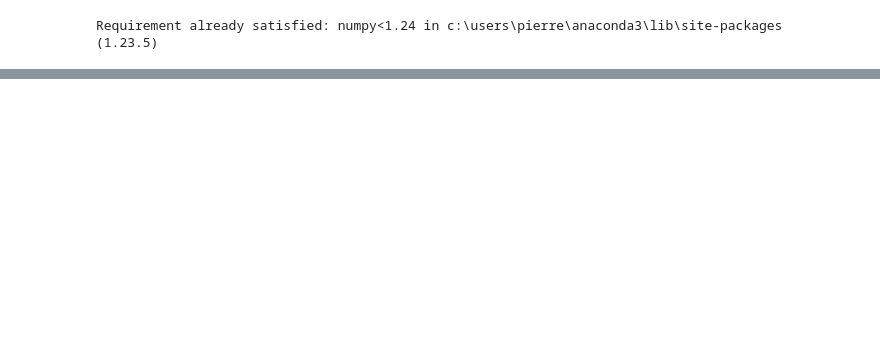
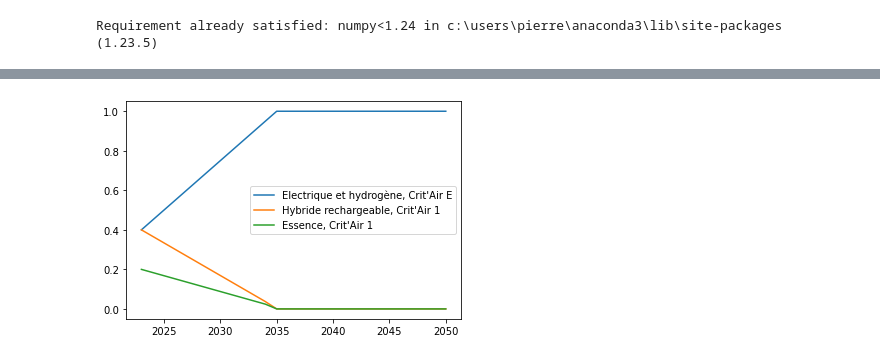
Before and after one commit to TheoLBTN/Projet-Python, a Jupyter notebook: Modélisation.ipynb, the cells around one changed output, grey strips where cells are left out. Saved outputs shown, nothing was run; the diff lists cells and outputs as text; code cells hidden in the pictures; blank space fills up the shorter version.

```diff
--- a/Modélisation.ipynb
+++ b/Modélisation.ipynb
@@ -104 +122,36 @@ def nbr_vhl_neufs_fonc(df : pd.DataFrame, r) :
+# %%
+# Distribution des véhicules neufs
+
+def g(carb, crit, age_num, annee) :
+    if age_num != 0 :
+        return 0
+    if annee < 2035 :
+        if crit == "Crit'Air E" and carb == "Electrique et hydrogène" :
+            return 0.4 + (annee - 2023)*0.05
+        if crit == "Crit'Air 1" and carb == "Hybride rechargeable" :
+            return 0.4 - (annee - 2023)*0.033
+        if crit == "Crit'Air 1" and carb == "Essence" :
+            return 0.2 - (annee - 2023)*0.016
+        else : return 0
+    else :
+        if crit == "Crit'Air E" and carb == "Electrique et hydrogène" :
+            return 1
+        else : return 0
+
+x = np.arange(2023, 2051, 1)
+y = [[],[],[]]
+
+for i in range (len(x)) :
+    y[0].append(g("Electrique et hydrogène", "Crit'Air E", 0, x[i]))
+    y[1].append(g("Hybride rechargeable", "Crit'Air 1", 0, x[i]))
+    y[2].append(g("Essence", "Crit'Air 1", 0, x[i]))
+
+plt.plot(x, y[0], label = "Electrique et hydrogène, Crit'Air E")
+plt.plot(x, y[1], label = "Hybride rechargeable, Crit'Air 1")
+plt.plot(x, y[2], label = "Essence, Crit'Air 1")
+
+plt.legend(loc="center right")
+plt.show()
+# %% [output]
+[figure, added]
 # %%
```
Also changed, not shown: parts of 14 cells of this notebook, 1 other file.
